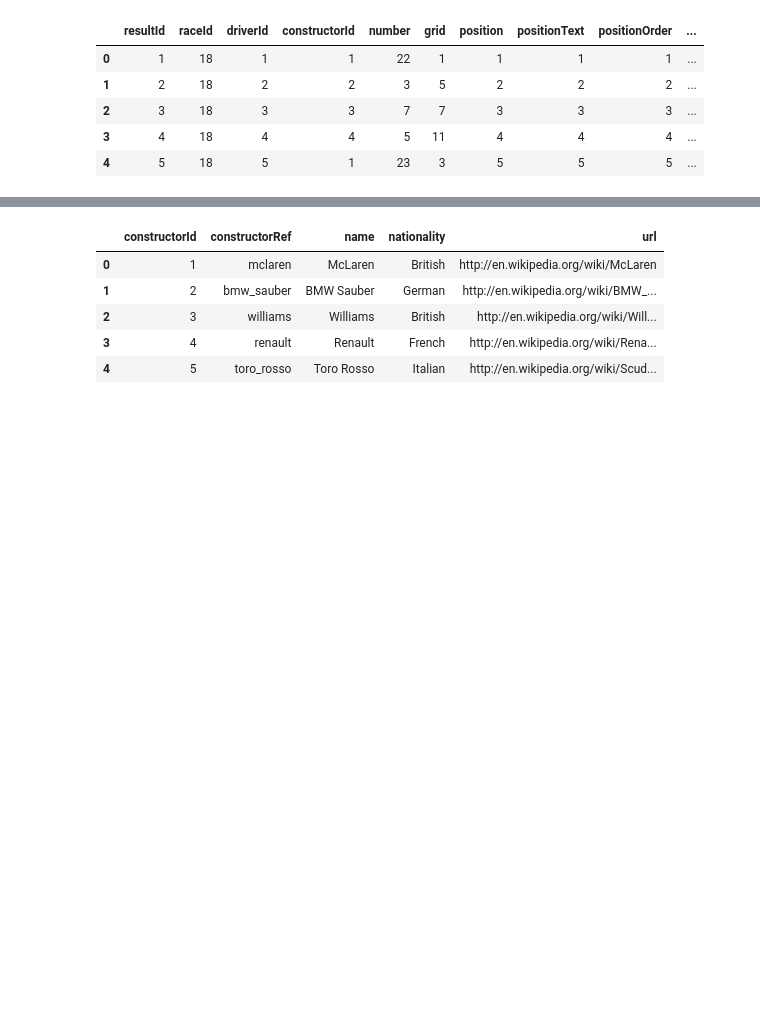
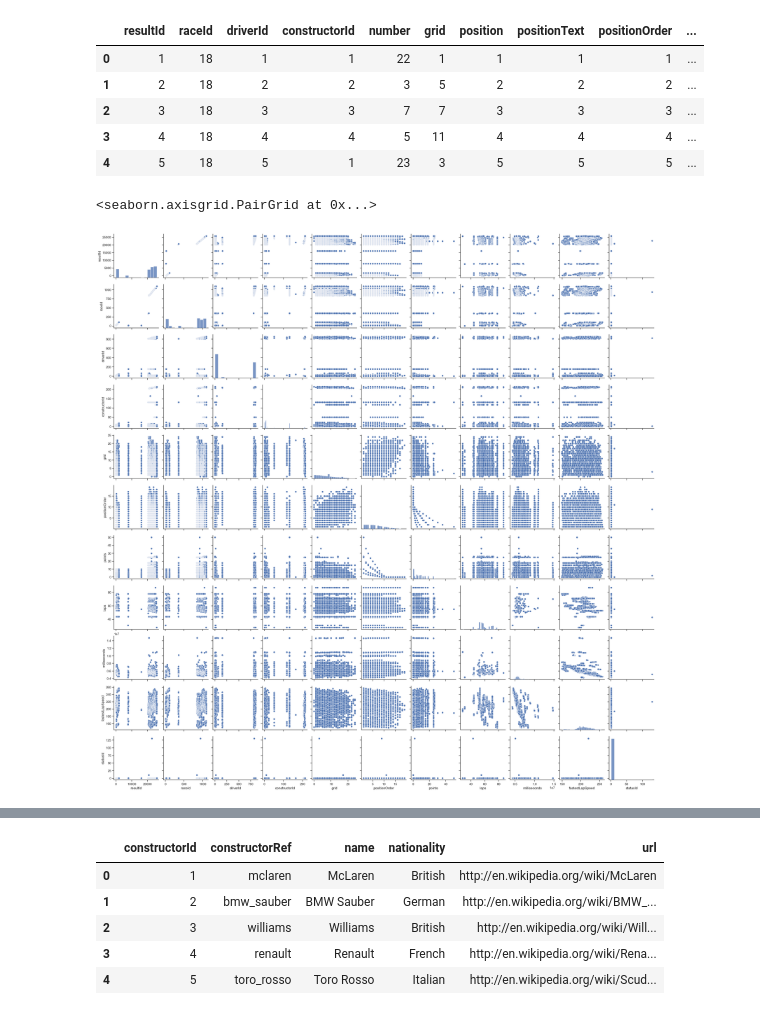
Before and after one commit to arvyz/f1, a Jupyter notebook: F1_features.ipynb, the cells around one changed output, grey strips where cells are left out. Drawn from its saved outputs; the diff is of its cells as text; code cells hidden in the pictures; blank space fills up the shorter version.

Commit message:
Barely useful pairplots

```diff
--- a/F1_features.ipynb
+++ b/F1_features.ipynb
@@ -8,13 +8,14 @@ import warnings
 warnings.simplefilter("ignore")
 pd.set_option('display.max_columns', None)
 # %%
-result_df = pd.read_csv('data/results.csv')
-status_df = pd.read_csv('data/status.csv')
-drivers_df = pd.read_csv('data/drivers.csv')
-races_df = pd.read_csv('data/races.csv')
-constructor_df = pd.read_csv('data/constructors.csv')
-driver_standings_df = pd.read_csv('data/driver_standings.csv')
-pit_stops_df = pd.read_csv('data/pit_stops.csv')
+result_df = pd.read_csv('data/results.csv').replace("\\N", np.nan)
+status_df = pd.read_csv('data/status.csv').replace("\\N", np.nan)
+drivers_df = pd.read_csv('data/drivers.csv').replace("\\N", np.nan)
+races_df = pd.read_csv('data/races.csv').replace("\\N", np.nan)
+constructor_df = pd.read_csv('data/constructors.csv').replace("\\N", np.nan)
+driver_standings_df = pd.read_csv('data/driver_standings.csv').replace("\\N", np.nan)
+pit_stops_df = pd.read_csv('data/pit_stops.csv').replace("\\N", np.nan)
+laps_df = pd.read_csv('data/lap_times.csv').replace("\\N", np.nan)
 pd.get_option("display.max_columns",None)
 # %%
 result_df.head()
@@ -25,6 +26,18 @@ result_df.head()
 | 2 | 3 | 18 | 3 | 3 | 7 | 7 | 3 | 3 | 3 | ... |
 | 3 | 4 | 18 | 4 | 4 | 5 | 11 | 4 | 4 | 4 | ... |
 | 4 | 5 | 18 | 5 | 1 | 23 | 3 | 5 | 5 | 5 | ... |
+# %%
+result_df.dropna(inplace=True)
+result_df.milliseconds = result_df.milliseconds.astype(int)
+result_df.fastestLapSpeed = result_df.fastestLapSpeed.astype(float)
+result_df.driverId = result_df.driverId.astype(int)
+# %%
+sns.set_theme(style="ticks")
+
+sns.pairplot(result_df)
+# %% [output]
+<seaborn.axisgrid.PairGrid at 0x...>
+[figure, added]
 # %%
 drivers_df.head()
 # %% [output]
```
Also changed, not shown: parts of 4 cells of this notebook.
